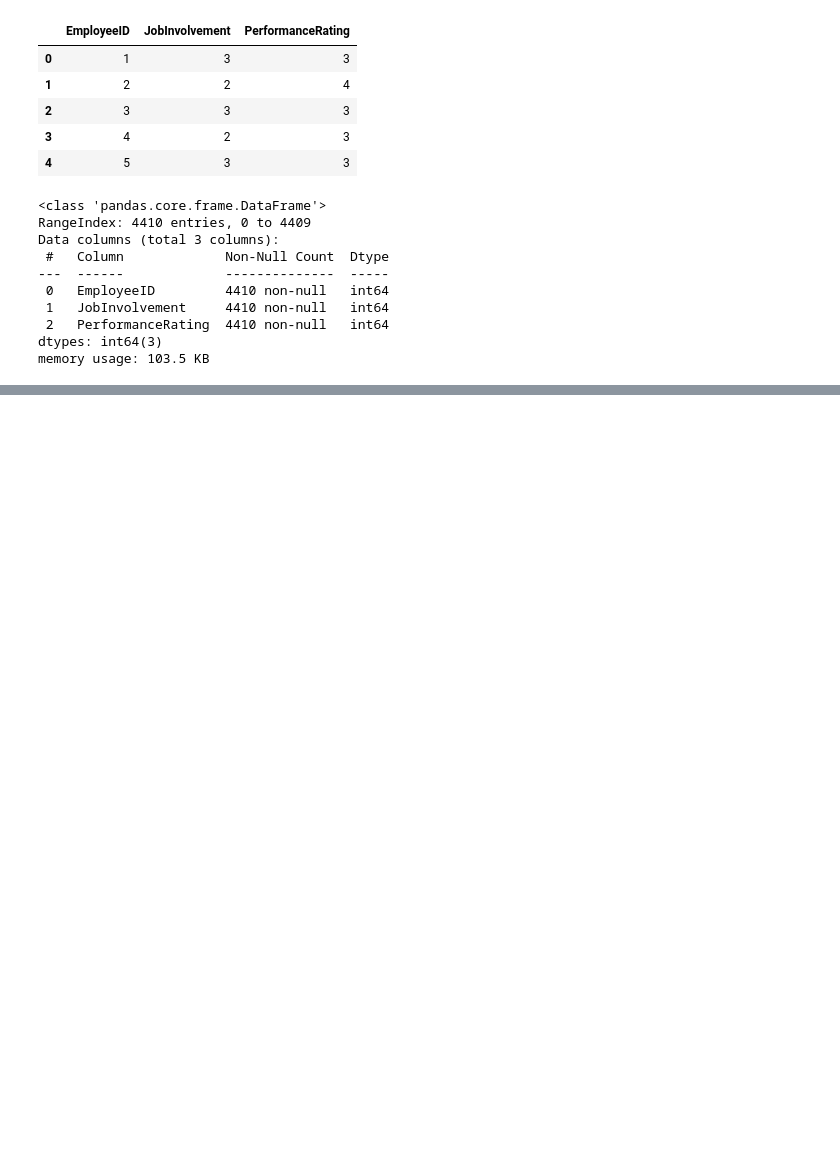
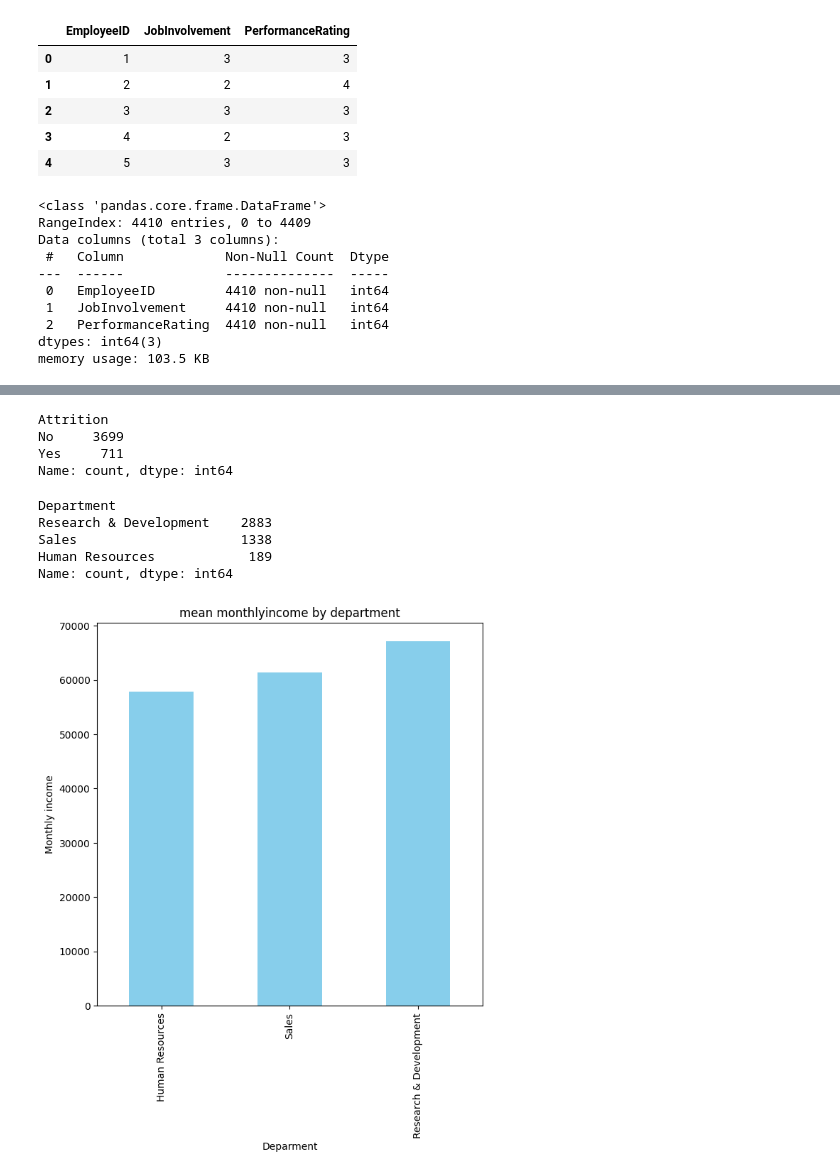
Before and after one commit to Buluma-Ke/HR-Employee-Analysis, a Jupyter notebook: employees.ipynb, the cells around one changed output, grey strips where cells are left out. Cells and saved outputs as stored; diff of their text form; code cells hidden in the pictures; blank space fills up the shorter version.

```diff
--- a/employees.ipynb
+++ b/employees.ipynb
@@ -263,0 +333,7 @@ df3.to_csv("/home/alberto/Documents/Employee_Data_Analysis/gmanager.csv")
+# %%
+df1["Attrition"].value_counts()
+# %% [output]
+Attrition
+No     3699
+Yes     711
+Name: count, dtype: int64
@@ -263,0 +354,23 @@ df3.to_csv("/home/alberto/Documents/Employee_Data_Analysis/gmanager.csv")
+# %%
+#Exploratory data analysis
+df1["Department"].value_counts()
+# %% [output]
+Department
+Research & Development    2883
+Sales                     1338
+Human Resources            189
+Name: count, dtype: int64
+# %%
+mean_dep_sal = df1.groupby("Department")["MonthlyIncome"].mean().sort_values(ascending=True)
+mean_dep_sal
+
+#plot
+plt.figure(figsize=(7,7))
+mean_dep_sal.plot(kind="bar", color="skyblue")
+plt.title("mean monthlyincome by department")
+plt.xlabel("Deparment")
+plt.ylabel("Monthly income")
+
+plt.show()
+# %% [output]
+[figure, added]
```
Also changed, not shown: parts of 20 cells of this notebook.
